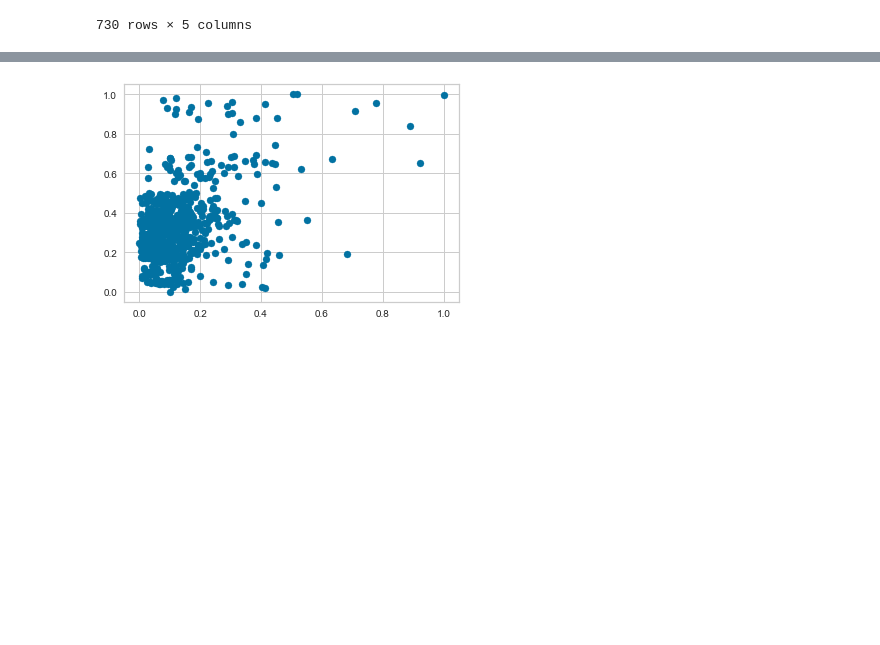
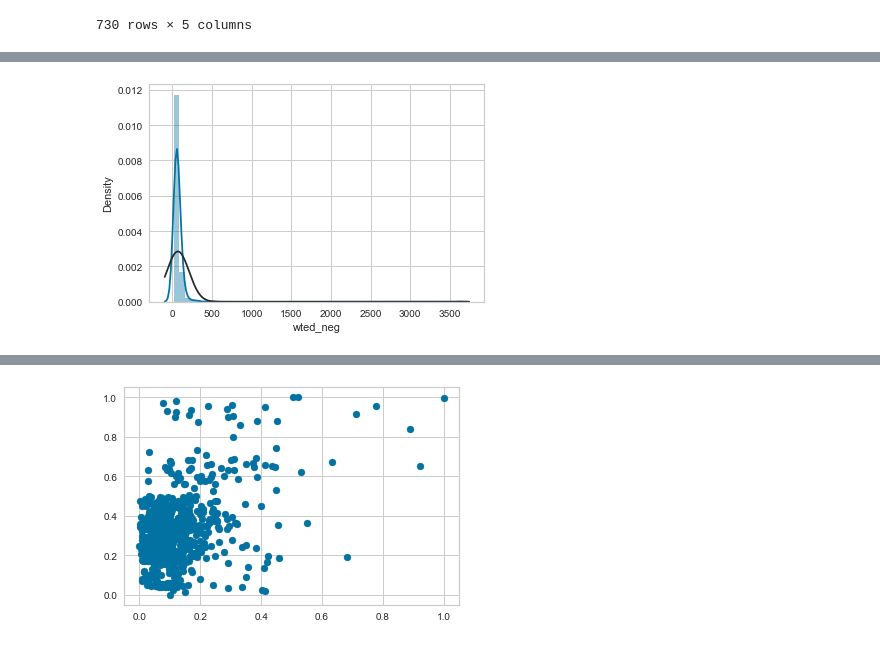
Before and after one commit to svishakan/Social-Media-Based-Stock-Market-Analysis, a Jupyter notebook: Spark Streaming/FinalXGBoostRegressor.ipynb, the cells around one changed output, grey strips where cells are left out. Cells and saved outputs as stored; diff of their text form; code cells hidden in the pictures; blank space fills up the shorter version.

```diff
--- a/Spark Streaming/FinalXGBoostRegressor.ipynb
+++ b/Spark Streaming/FinalXGBoostRegressor.ipynb
@@ -320,0 +333,16 @@ norm_dfs['PFE'].head()
+# %%
+from scipy import stats
+from scipy.stats import norm
+
+merged_dfs['TSLA']['wted_neg'] = (merged_dfs['TSLA']['wted_neg'])
+
+sns.distplot(merged_dfs['TSLA']['wted_neg'], fit=norm);
+plt.savefig('images/TSLA-distribution.png', transparent=True, dpi=400)
+
+#TSLA: wted_neg, ind_neg
+#XOM: wted_neg
+#AAPL: wted_pos, wted_neg
+#MRNA: wted_neg, wted_pos, wted_neu
+#PEP
+# %% [output]
+[figure, added]
```
Also changed, not shown: parts of 22 cells of this notebook, 11 other files.
